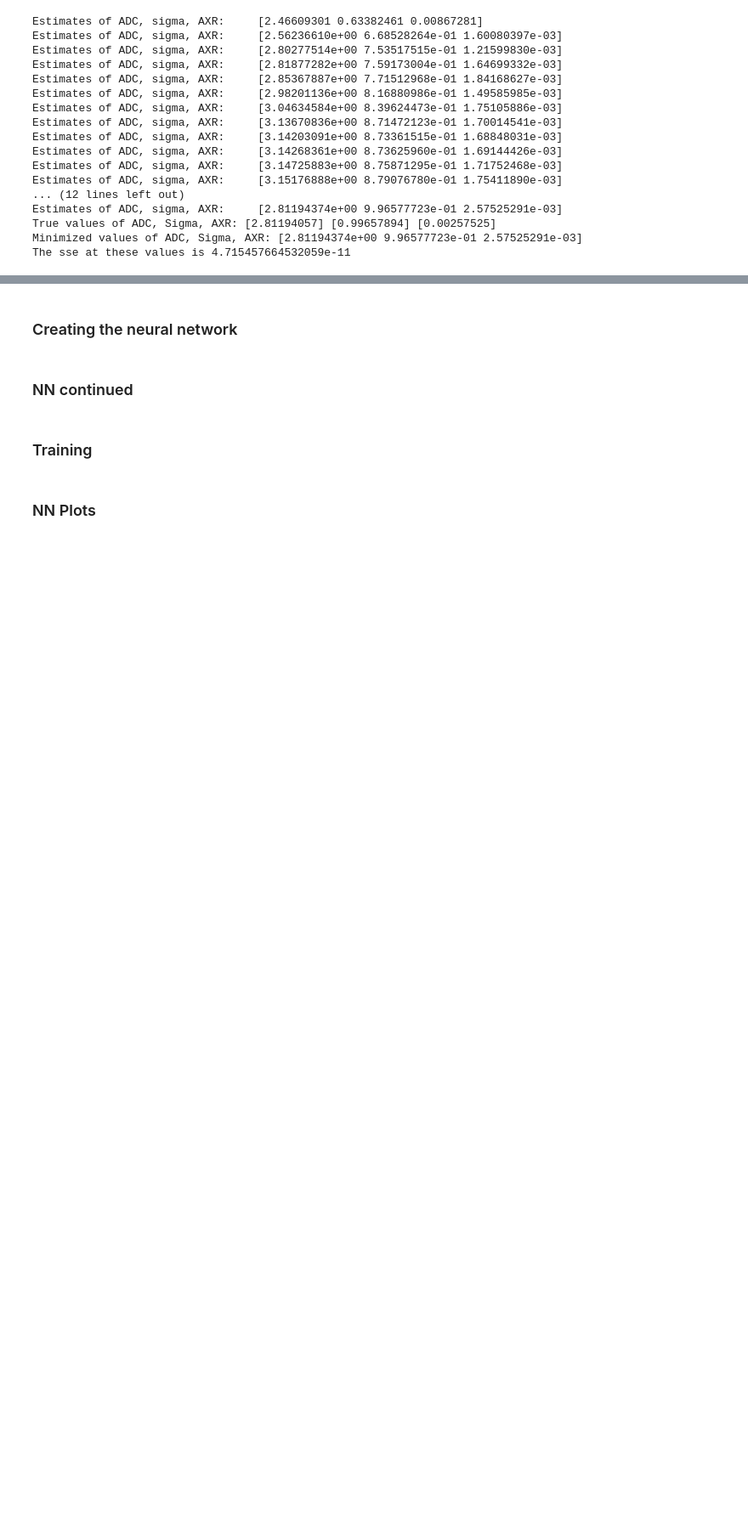
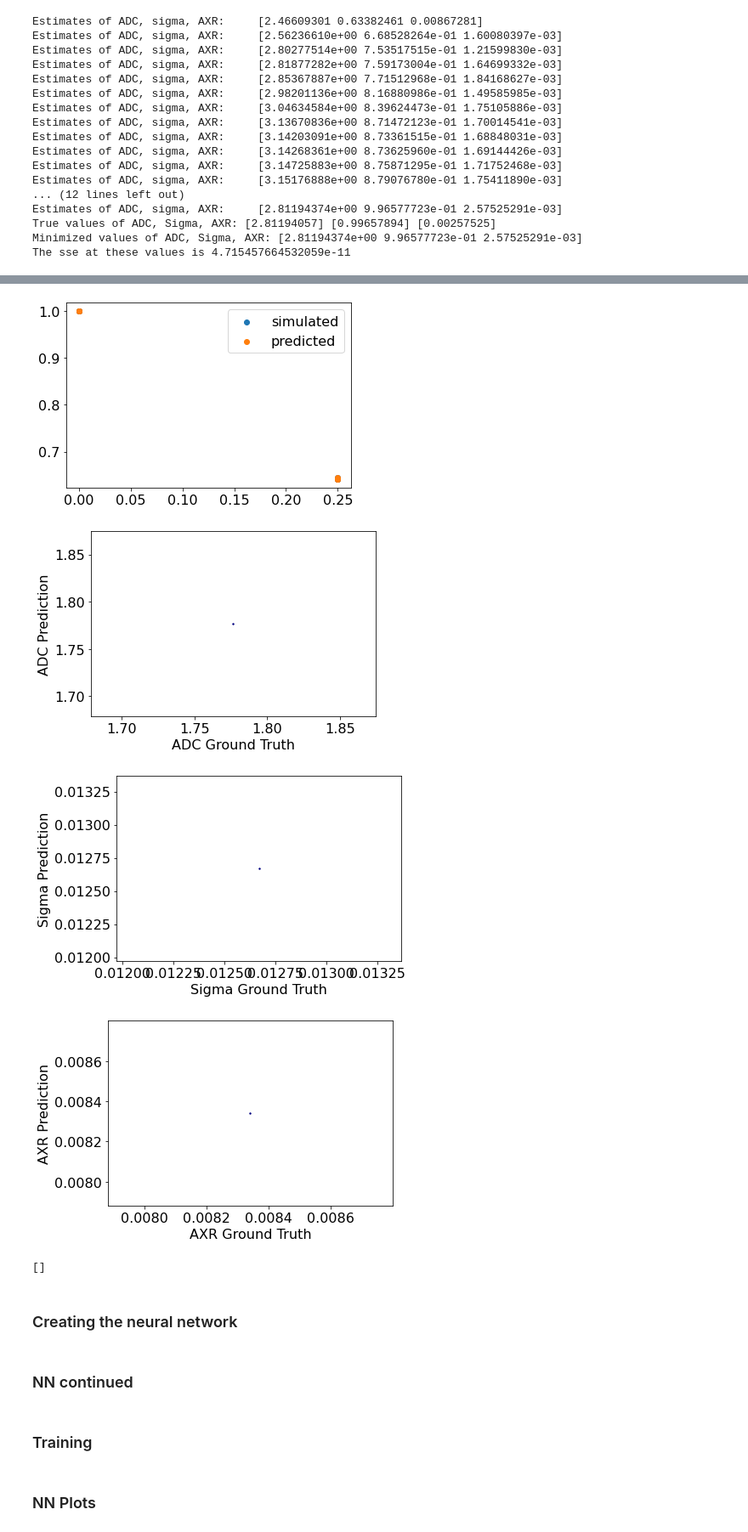
Before and after one commit to GabeYaw/3rd-year-BBB-project, a Jupyter notebook: Code/Notebooks/FEXI attempt 2.ipynb, the cells around one changed output, grey strips where cells are left out. Shown: that part at 85% size. Saved outputs shown, nothing was run; the diff lists cells and outputs as text; code cells hidden in the pictures; blank space fills up the shorter version.

```diff
--- a/Code/Notebooks/FEXI attempt 2.ipynb
+++ b/Code/Notebooks/FEXI attempt 2.ipynb
@@ -301,3 +363,43 @@ The sse at these values is 4.715457664532059e-11
+# %%
+"""MAYBE ADD LOSS PER 'EPOCH' FOR NLLS
+plt.figure()
+plt.plot(range(1, len(loss_progress) + 1), loss_progress, marker='o', linestyle='-')
+plt.xlabel('Epoch')
+plt.ylabel('Loss')
+plt.title('Loss per Epoch')
+plt.grid(True)
+plt.show()"""
+
+plt.scatter(be, sim_E_vox[0,:], label='simulated')
+plt.scatter(be, NLLS_E_vox[0,:], label='predicted')
+plt.legend()
+
+# plot scatter plots to analyse correlation of predicted free params against ground truth
+plt.figure()
+
+param_sim = [sim_adc, sim_sigma, sim_axr]
+param_pred = [NLLS_adc, NLLS_sigma, NLLS_axr]
+param_name = ['ADC', 'Sigma', 'AXR']
+
+rvals = []
+
+for i,_ in enumerate(param_sim):
+    plt.rcParams['font.size'] = '16'
+    plt.scatter(param_sim[i], param_pred[i], s=2, c='navy')
+    plt.xlabel(param_name[i] + ' Ground Truth')
+    plt.ylabel(param_name[i] + ' Prediction')
+    #check what line below does. Commented out because it gave an error when using 1 voxel
+    #rvals.append(scipy.stats.pearsonr(np.squeeze(param_sim[i]), np.squeeze(param_pred[i])))
+    plt.tight_layout
+    plt.show()
+
+print(rvals)
+# %% [output]
+[figure, added]
+[figure, added]
+[figure, added]
+[figure, added]
+[]
 # %% [markdown]
 ### Creating the neural network
 # %%
```
Also changed, not shown: parts of 7 cells of this notebook.
